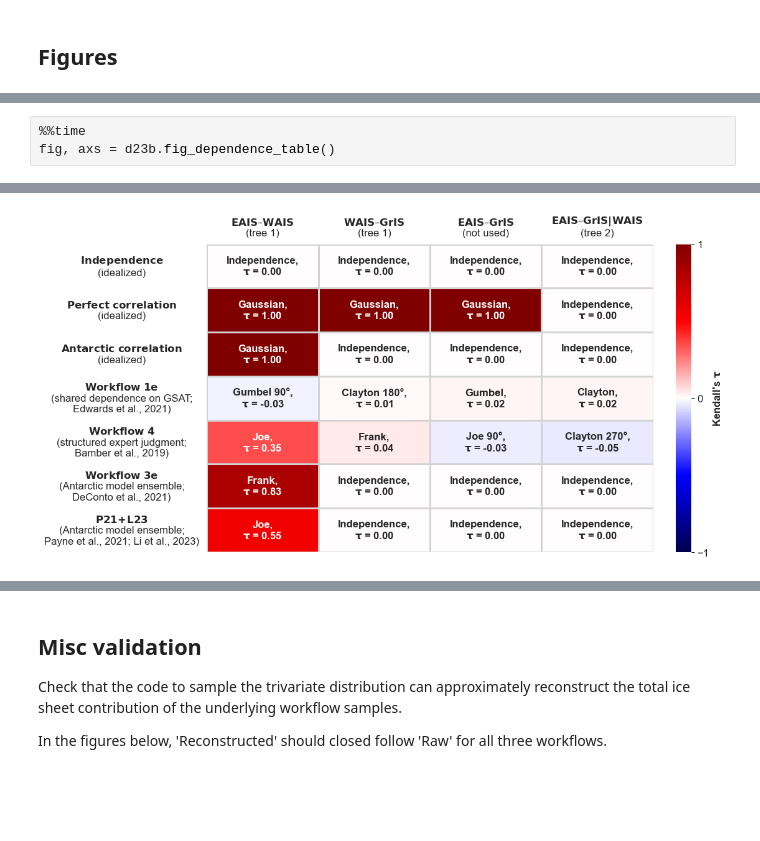
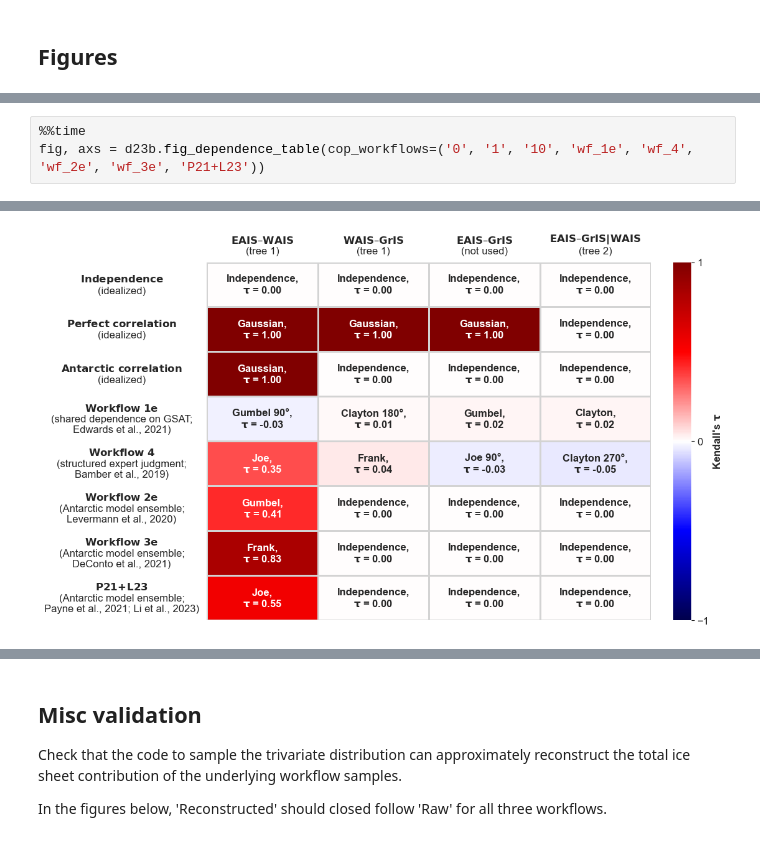
Before and after one commit to grandey/d23b-ice-dependence, a Jupyter notebook: test_d23b.ipynb, the cells around one changed output, grey strips where cells are left out. Saved outputs shown, nothing was run; the diff lists cells and outputs as text; blank space fills up the shorter version.

Commit message:
d23b.py read_ar6_samples(), WORKFLOW_LABELS, WORKFLOW_NOTES, WORKFLOW_COLORS: workflow can now be 'wf_2e'.

```diff
--- a/test_d23b.ipynb
+++ b/test_d23b.ipynb
@@ -262,7 +262,7 @@ Wall time: 15.6 s
 [figure]
 # %%
 %%time
-fig, axs = d23b.fig_dependence_table()
+fig, axs = d23b.fig_dependence_table(cop_workflows=('0', '1', '10', 'wf_1e', 'wf_4', 'wf_2e', 'wf_3e', 'P21+L23'))
 # %% [output]
 Independence:
 ** Tree: 0
@@ -284,4 +284,4 @@ Wall time: 1.46 s
-[figure, old version]
+[figure, new version]
 # %%
 %%time
 ax = d23b.ax_total_vs_tau()
```
Also changed, not shown: parts of 23 cells of this notebook, 1 other file.
